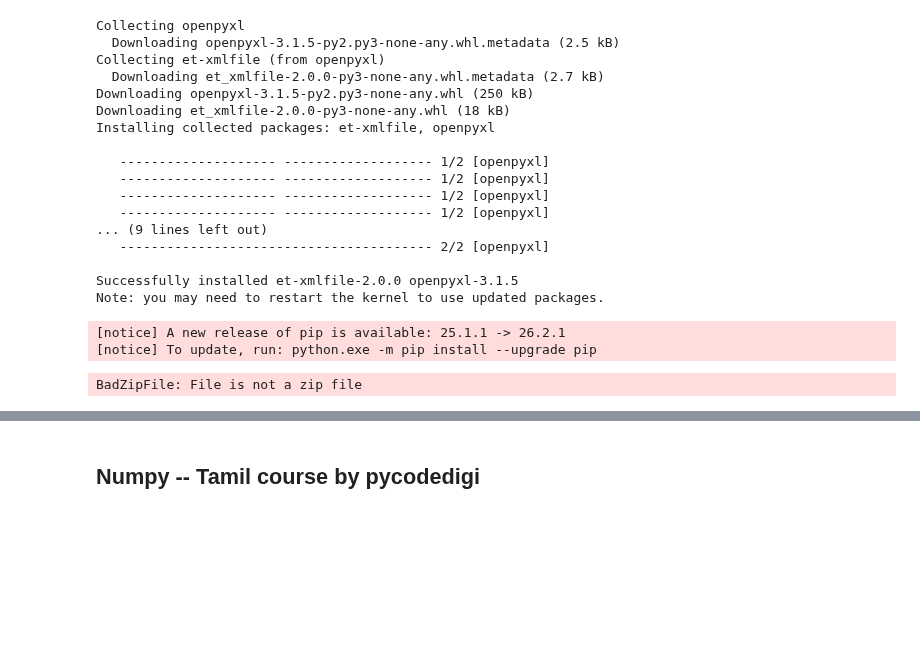
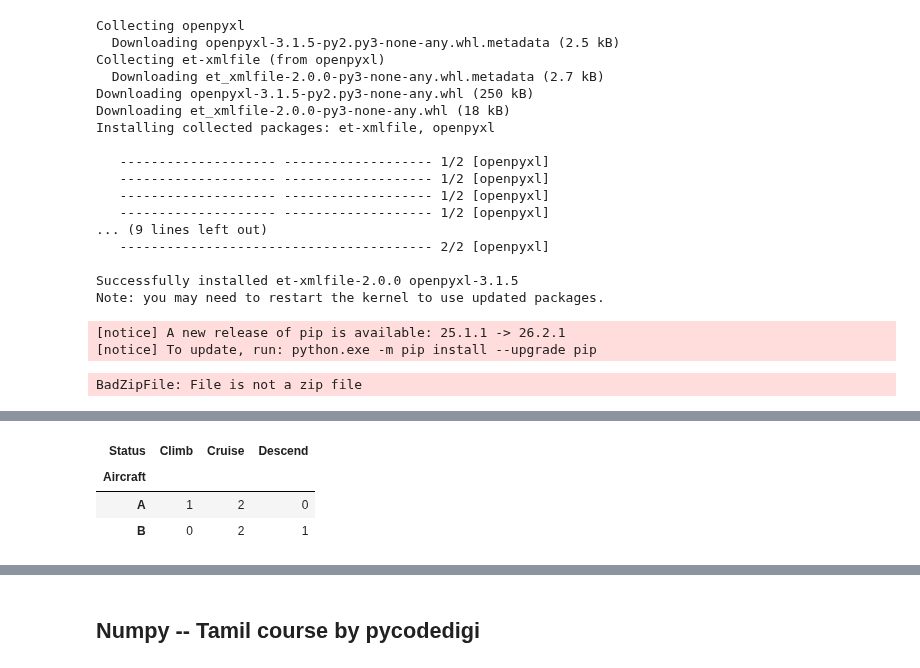
Before and after one commit to uba-sagan/Projects, a Jupyter notebook: Data_Analytics/Pandas.ipynb, the cells around one changed output, grey strips where cells are left out. Cells and saved outputs as stored; diff of their text form; code cells hidden in the pictures; blank space fills up the shorter version.

```diff
--- a/Data_Analytics/Pandas.ipynb
+++ b/Data_Analytics/Pandas.ipynb
@@ -1795,0 +1814,7 @@ BadZipFile: File is not a zip file
+# %%
+pd.crosstab(df['Aircraft'], df['Status'])
+# %% [output]
+| Status | Climb | Cruise | Descend |
+| Aircraft |  |  |  |
+| A | 1 | 2 | 0 |
+| B | 0 | 2 | 1 |
```
Also changed, not shown: parts of 3 cells of this notebook.
